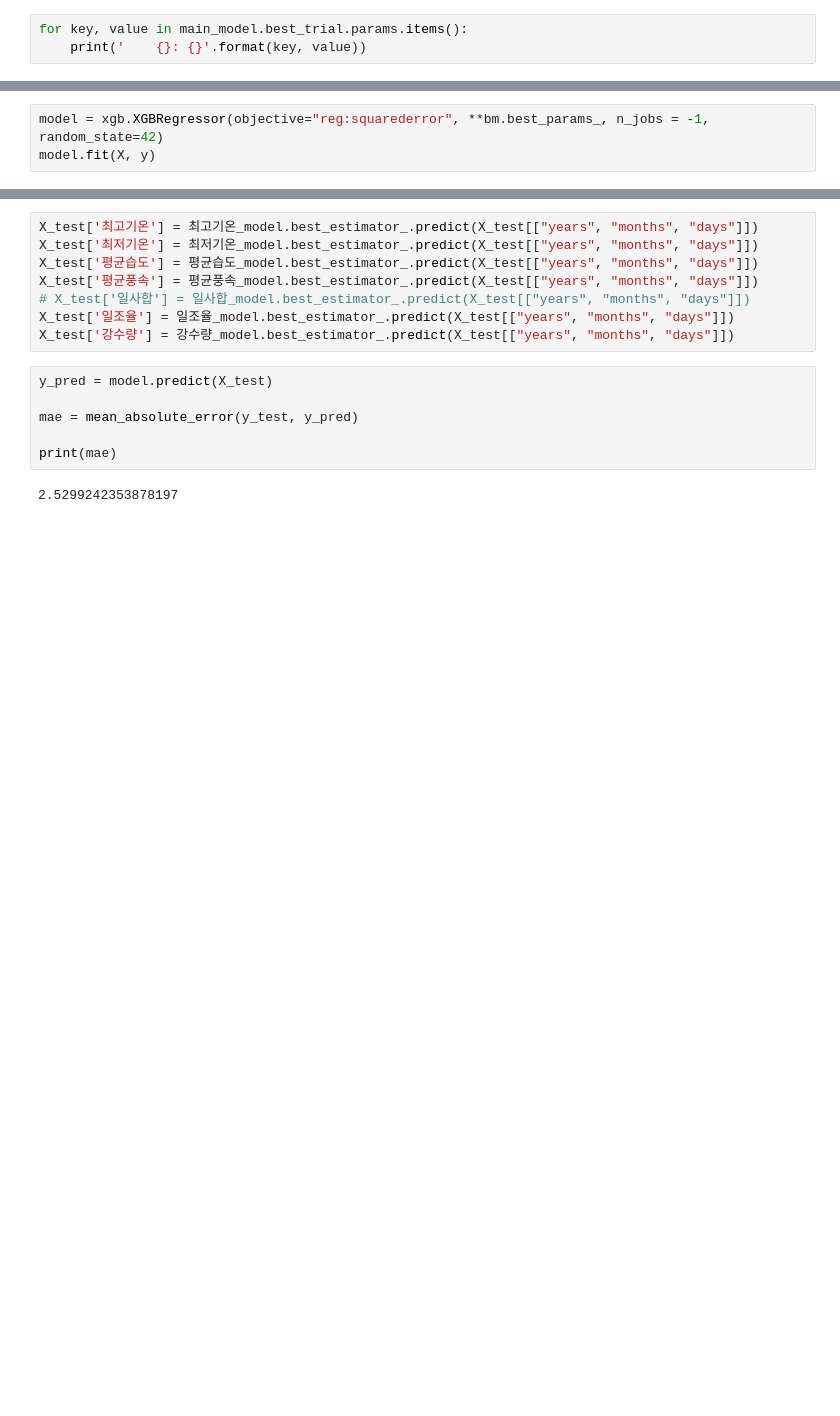
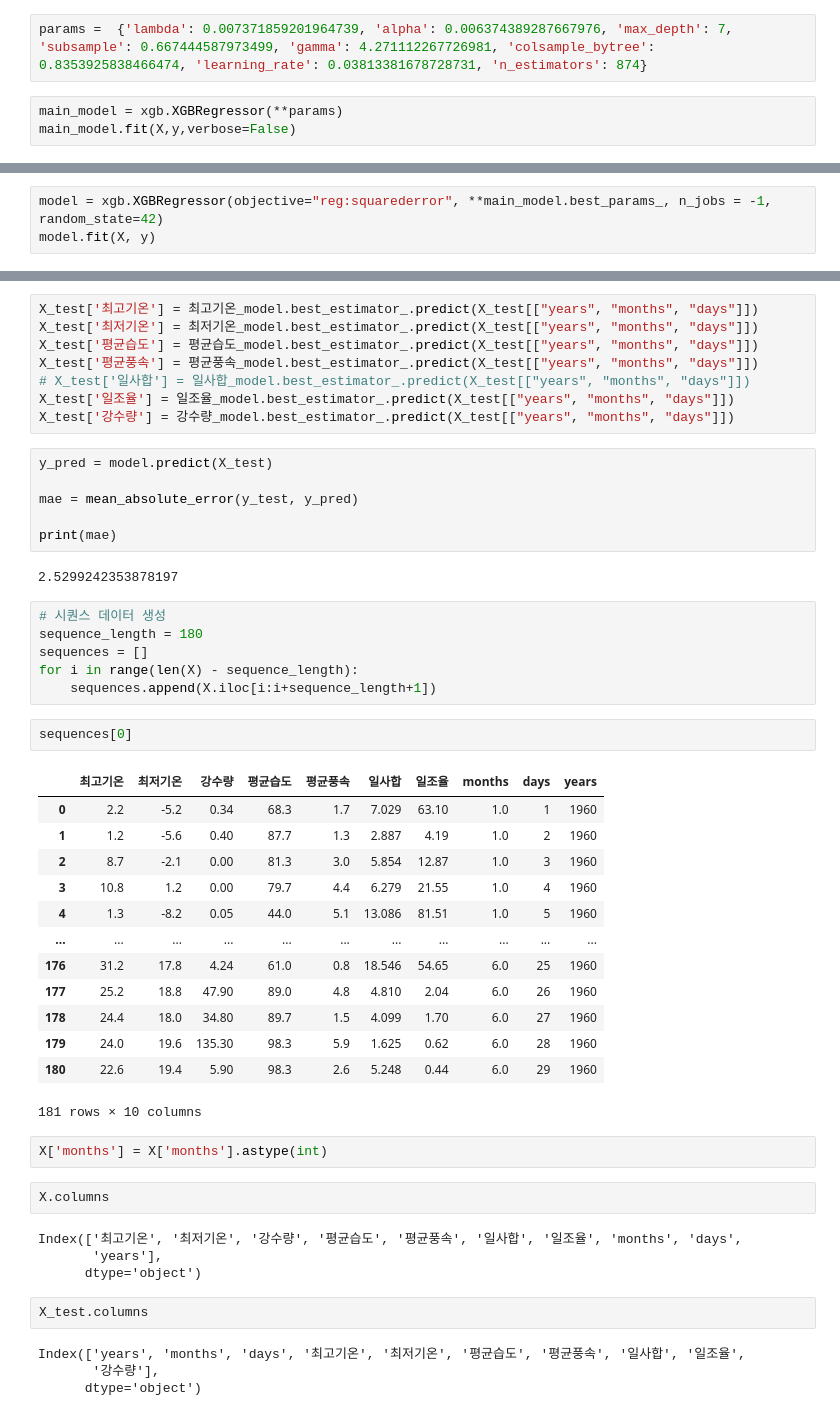
Before and after one commit to Minsung-commit/workbench, a Jupyter notebook: Daicon/날씨예측/modeling2.ipynb, the cells around one changed output, grey strips where cells are left out. Saved outputs shown, nothing was run; the diff lists cells and outputs as text; blank space fills up the shorter version.

```diff
--- a/Daicon/날씨예측/modeling2.ipynb
+++ b/Daicon/날씨예측/modeling2.ipynb
@@ -705,4 +813,6 @@ Parameters: { "colsample_bytree", "max_depth", "subsample" } might not be used.
+# %%
+params =  {'lambda': 0.007371859201964739, 'alpha': 0.006374389287667976, 'max_depth': 7, 'subsample': 0.667444587973499, 'gamma': 4.271112267726981, 'colsample_bytree': 0.8353925838466474, 'learning_rate': 0.03813381678728731, 'n_estimators': 874}
 # %%
-for key, value in main_model.best_trial.params.items():
-    print('    {}: {}'.format(key, value))
+main_model = xgb.XGBRegressor(**params)
+main_model.fit(X,y,verbose=False)
 # %% [output]
@@ -875,7 +996,7 @@ y = data["평균기온"]
 
 X_train,X_test, y_train, y_test = train_test_data(X,y, 365)
 # %%
-model = xgb.XGBRegressor(objective="reg:squarederror", **bm.best_params_, n_jobs = -1, random_state=42)
+model = xgb.XGBRegressor(objective="reg:squarederror", **main_model.best_params_, n_jobs = -1, random_state=42)
 model.fit(X, y)
 # %% [output]
 XGBRegressor(base_score=0.5, booster='gbtree', callbacks=None,
@@ -905,3 +1026,39 @@ mae = mean_absolute_error(y_test, y_pred)
 print(mae)
 # %% [output]
 2.5299242353878197
+# %%
+# 시퀀스 데이터 생성
+sequence_length = 180
+sequences = []
+for i in range(len(X) - sequence_length):
+    sequences.append(X.iloc[i:i+sequence_length+1])
+# %%
+sequences[0]
+# %% [output]
+|  | 최고기온 | 최저기온 | 강수량 | 평균습도 | 평균풍속 | 일사합 | 일조율 | months | days | years |
+| 0 | 2.2 | -5.2 | 0.34 | 68.3 | 1.7 | 7.029 | 63.10 | 1.0 | 1 | 1960 |
+| 1 | 1.2 | -5.6 | 0.40 | 87.7 | 1.3 | 2.887 | 4.19 | 1.0 | 2 | 1960 |
+| 2 | 8.7 | -2.1 | 0.00 | 81.3 | 3.0 | 5.854 | 12.87 | 1.0 | 3 | 1960 |
+| 3 | 10.8 | 1.2 | 0.00 | 79.7 | 4.4 | 6.279 | 21.55 | 1.0 | 4 | 1960 |
+| 4 | 1.3 | -8.2 | 0.05 | 44.0 | 5.1 | 13.086 | 81.51 | 1.0 | 5 | 1960 |
+| ... | ... | ... | ... | ... | ... | ... | ... | ... | ... | ... |
+| 176 | 31.2 | 17.8 | 4.24 | 61.0 | 0.8 | 18.546 | 54.65 | 6.0 | 25 | 1960 |
+| 177 | 25.2 | 18.8 | 47.90 | 89.0 | 4.8 | 4.810 | 2.04 | 6.0 | 26 | 1960 |
+| 178 | 24.4 | 18.0 | 34.80 | 89.7 | 1.5 | 4.099 | 1.70 | 6.0 | 27 | 1960 |
+| 179 | 24.0 | 19.6 | 135.30 | 98.3 | 5.9 | 1.625 | 0.62 | 6.0 | 28 | 1960 |
+| 180 | 22.6 | 19.4 | 5.90 | 98.3 | 2.6 | 5.248 | 0.44 | 6.0 | 29 | 1960 |
+181 rows × 10 columns
+# %%
+X['months'] = X['months'].astype(int)
+# %%
+X.columns
+# %% [output]
+Index(['최고기온', '최저기온', '강수량', '평균습도', '평균풍속', '일사합', '일조율', 'months', 'days',
+       'years'],
+      dtype='object')
+# %%
+X_test.columns
+# %% [output]
+Index(['years', 'months', 'days', '최고기온', '최저기온', '평균습도', '평균풍속', '일사합', '일조율',
+       '강수량'],
+      dtype='object')
```
Also changed, not shown: parts of 42 cells of this notebook, 13 other files.
